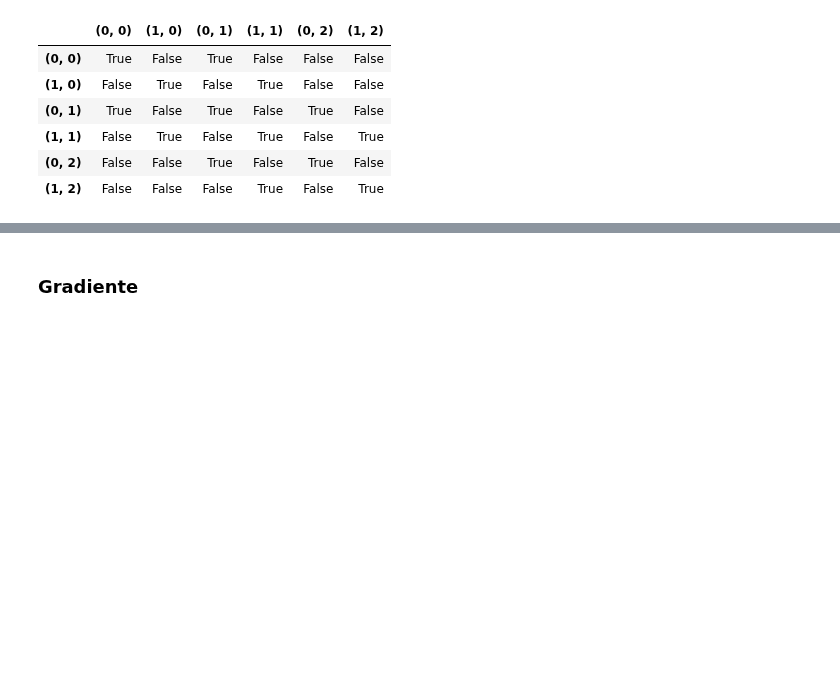
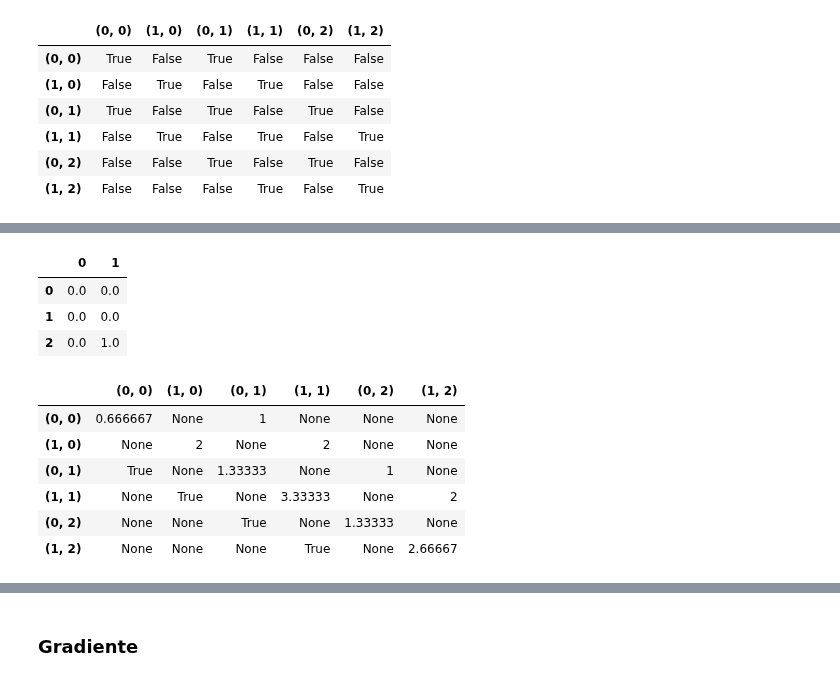
Before and after one commit to EliaStocco/Bspline, a Jupyter notebook: python/Test.ipynb, the cells around one changed output, grey strips where cells are left out. Cells and saved outputs as stored; diff of their text form; code cells hidden in the pictures; blank space fills up the shorter version.

```diff
--- a/python/Test.ipynb
+++ b/python/Test.ipynb
@@ -855,0 +956,17 @@ for j in range(0,len(appo)):
+# %%
+dfcpl
+# %% [output]
+|  | 0 | 1 |
+| 0 | 0.0 | 0.0 |
+| 1 | 0.0 | 0.0 |
+| 2 | 0.0 | 1.0 |
+# %%
+sm[0]
+# %% [output]
+|  | (0, 0) | (1, 0) | (0, 1) | (1, 1) | (0, 2) | (1, 2) |
+| (0, 0) | 0.666667 | None | 1 | None | None | None |
+| (1, 0) | None | 2 | None | 2 | None | None |
+| (0, 1) | True | None | 1.33333 | None | 1 | None |
+| (1, 1) | None | True | None | 3.33333 | None | 2 |
+| (0, 2) | None | None | True | None | 1.33333 | None |
+| (1, 2) | None | None | None | True | None | 2.66667 |
```
Also changed, not shown: parts of 25 cells of this notebook, 2 other files.
